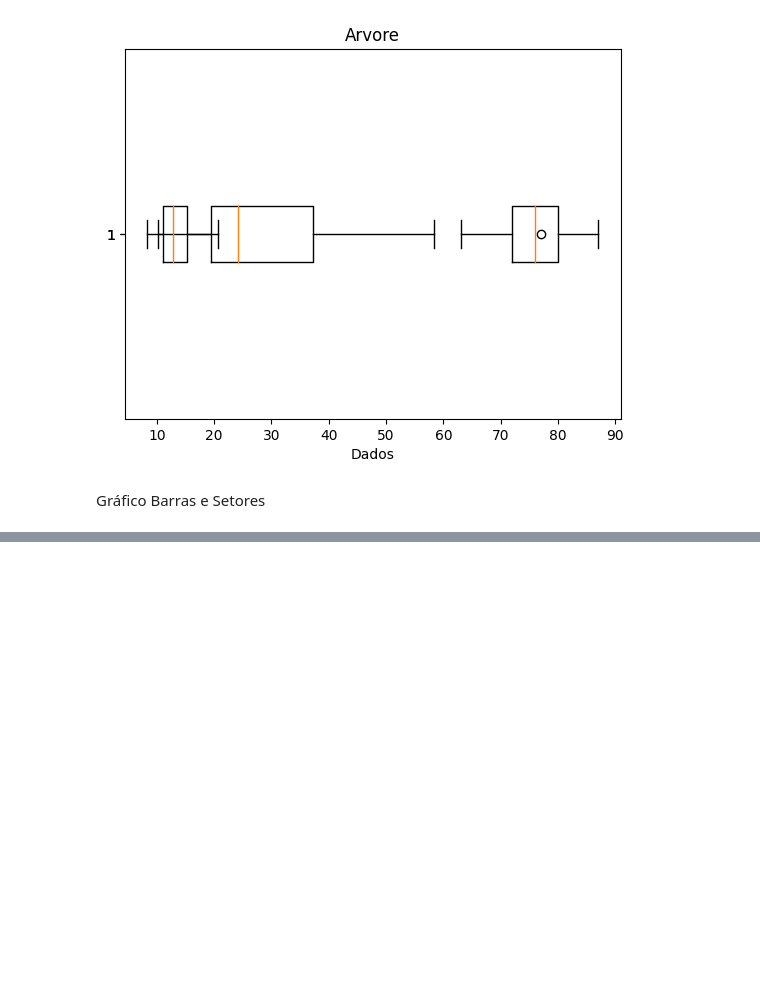
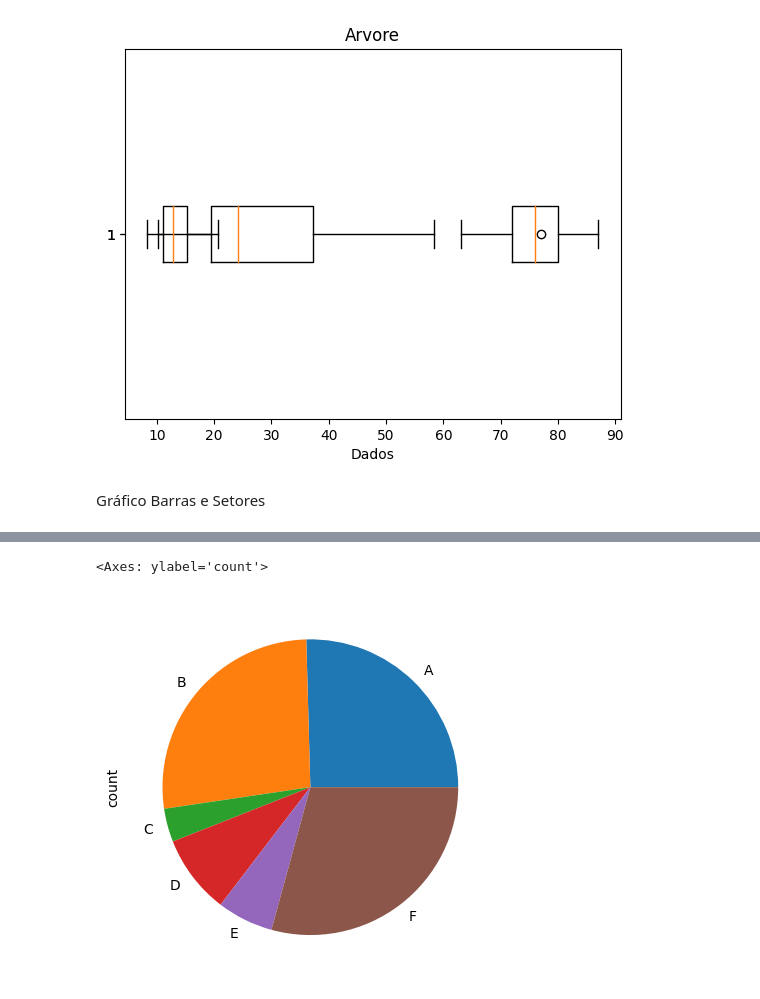
Before and after one commit to MariaNatiele/Estudando_DataScience, a Jupyter notebook: Gráficos.ipynb, the cells around one changed output, grey strips where cells are left out. Drawn from its saved outputs; the diff is of its cells as text; code cells hidden in the pictures; blank space fills up the shorter version.

```diff
--- a/Gráficos.ipynb
+++ b/Gráficos.ipynb
@@ -212,0 +251,6 @@ Gráfico Barras e Setores
+# %%
+#gráfico de pizza
+agrupando.plot.pie()
+# %% [output]
+<Axes: ylabel='count'>
+[figure, added]
```
Also changed, not shown: parts of 48 cells of this notebook.
